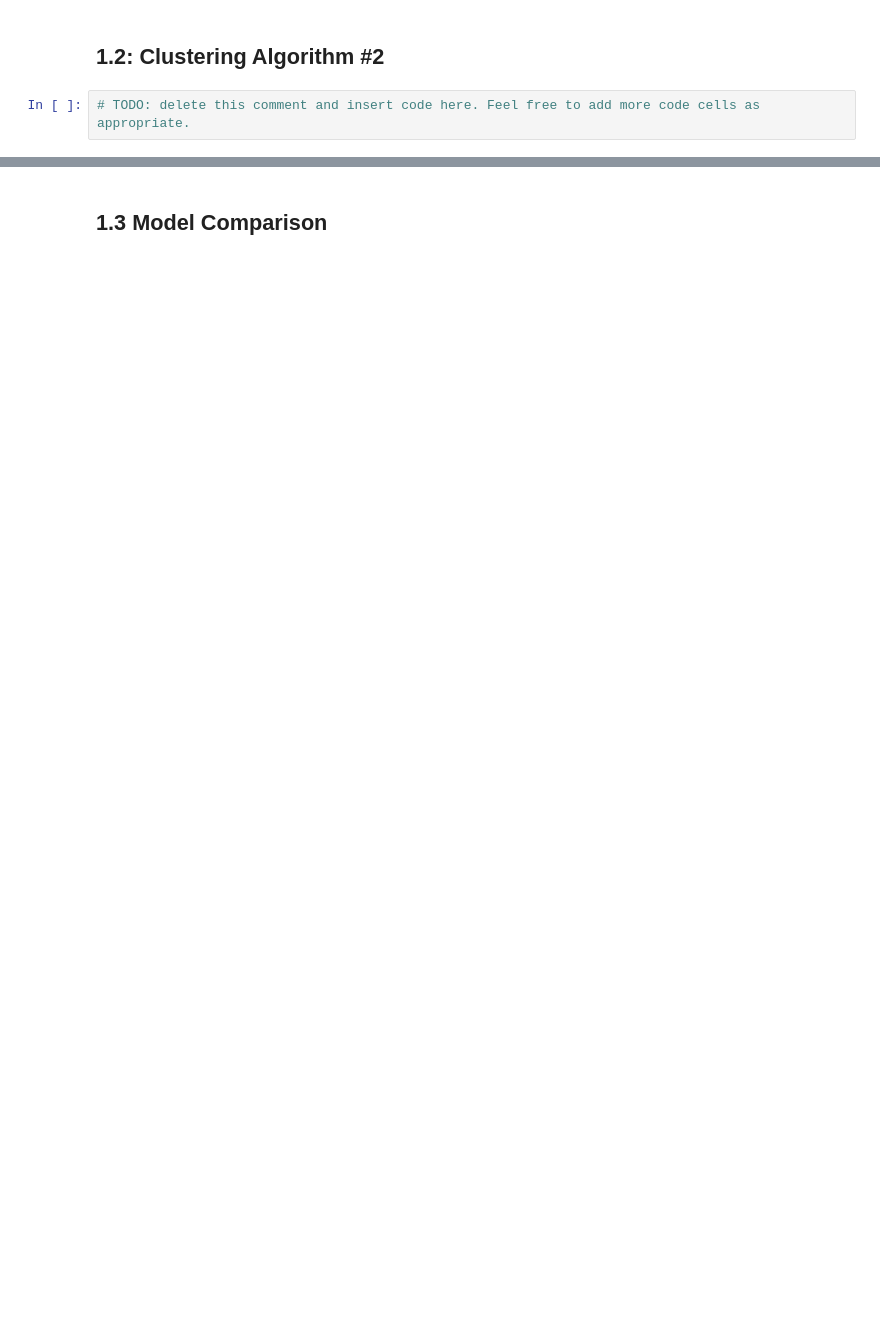
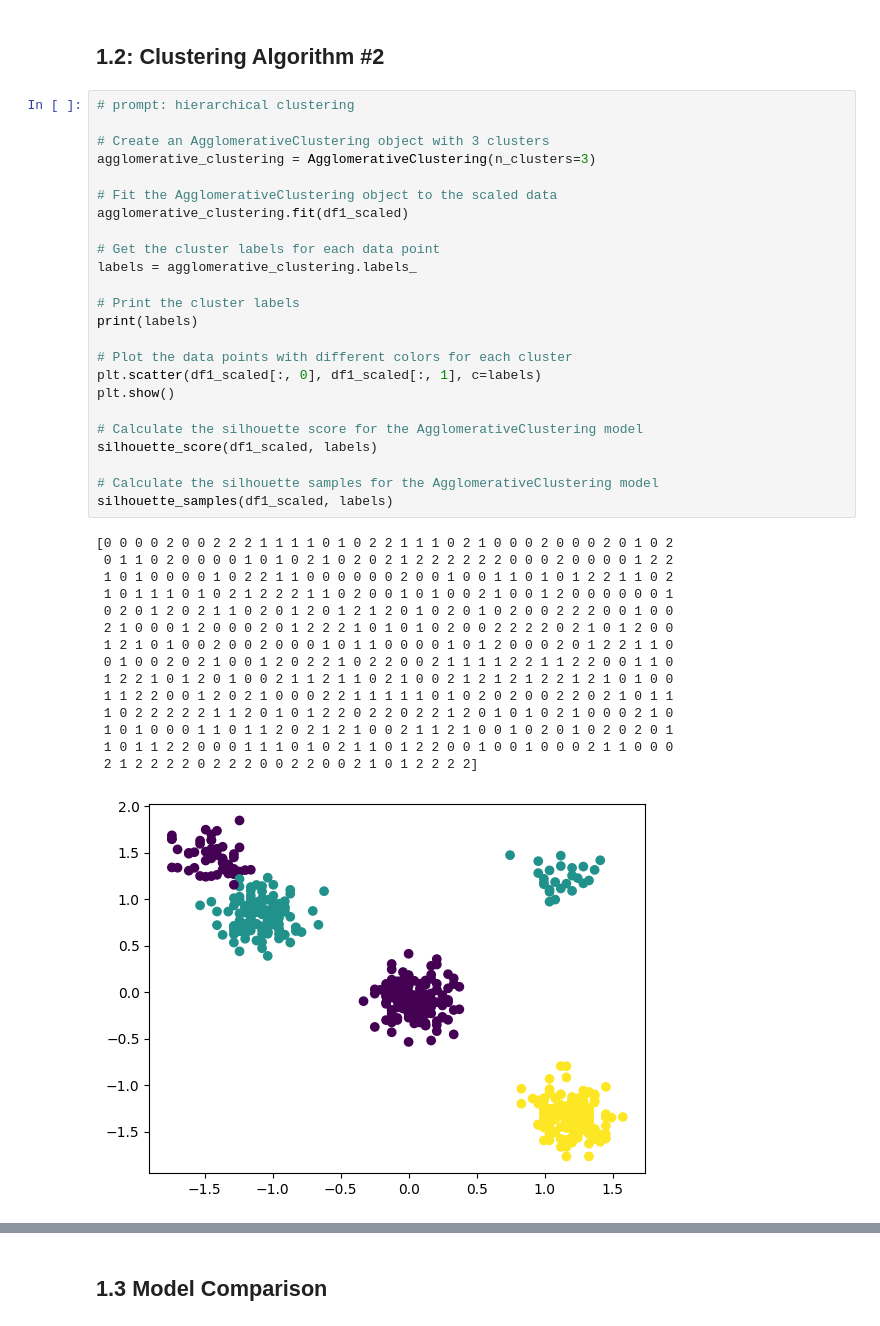
Before and after one commit to hellojohnkim/mmai869, a Jupyter notebook: 2024_869_JohnKim.ipynb, the cells around one changed output, grey strips where cells are left out. Saved outputs shown, nothing was run; the diff lists cells and outputs as text; blank space fills up the shorter version.

```diff
--- a/2024_869_JohnKim.ipynb
+++ b/2024_869_JohnKim.ipynb
@@ -126,4 +190,42 @@ memory usage: 15.9 KB
 # %% [markdown]
 ## 1.2: Clustering Algorithm #2
-# %%
-# TODO: delete this comment and insert code here. Feel free to add more code cells as appropriate.
+# %%
+# prompt: hierarchical clustering
+
+# Create an AgglomerativeClustering object with 3 clusters
+agglomerative_clustering = AgglomerativeClustering(n_clusters=3)
+
+# Fit the AgglomerativeClustering object to the scaled data
+agglomerative_clustering.fit(df1_scaled)
+
+# Get the cluster labels for each data point
+labels = agglomerative_clustering.labels_
+
+# Print the cluster labels
+print(labels)
+
+# Plot the data points with different colors for each cluster
+plt.scatter(df1_scaled[:, 0], df1_scaled[:, 1], c=labels)
+plt.show()
+
+# Calculate the silhouette score for the AgglomerativeClustering model
+silhouette_score(df1_scaled, labels)
+
+# Calculate the silhouette samples for the AgglomerativeClustering model
+silhouette_samples(df1_scaled, labels)
+# %% [output]
+[0 0 0 0 2 0 0 2 2 2 1 1 1 1 0 1 0 2 2 1 1 1 0 2 1 0 0 0 2 0 0 0 2 0 1 0 2
+ 0 1 1 0 2 0 0 0 0 1 0 1 0 2 1 0 2 0 2 1 2 2 2 2 2 2 0 0 0 2 0 0 0 0 1 2 2
+ 1 0 1 0 0 0 0 1 0 2 2 1 1 0 0 0 0 0 0 2 0 0 1 0 0 1 1 0 1 0 1 2 2 1 1 0 2
+ 1 0 1 1 1 0 1 0 2 1 2 2 2 1 1 0 2 0 0 1 0 1 0 0 2 1 0 0 1 2 0 0 0 0 0 0 1
+ 0 2 0 1 2 0 2 1 1 0 2 0 1 2 0 1 2 1 2 0 1 0 2 0 1 0 2 0 0 2 2 2 0 0 1 0 0
+ 2 1 0 0 0 1 2 0 0 0 2 0 1 2 2 2 1 0 1 0 1 0 2 0 0 2 2 2 2 0 2 1 0 1 2 0 0
+ 1 2 1 0 1 0 0 2 0 0 2 0 0 0 1 0 1 1 0 0 0 0 1 0 1 2 0 0 0 2 0 1 2 2 1 1 0
+ 0 1 0 0 2 0 2 1 0 0 1 2 0 2 2 1 0 2 2 0 0 2 1 1 1 1 2 2 1 1 2 2 0 0 1 1 0
+ 1 2 2 1 0 1 2 0 1 0 0 2 1 1 2 1 1 0 2 1 0 0 2 1 2 1 2 1 2 2 1 2 1 0 1 0 0
+ 1 1 2 2 0 0 1 2 0 2 1 0 0 0 2 2 1 1 1 1 1 0 1 0 2 0 2 0 0 2 2 0 2 1 0 1 1
+ 1 0 2 2 2 2 2 1 1 2 0 1 0 1 2 2 0 2 2 0 2 2 1 2 0 1 0 1 0 2 1 0 0 0 2 1 0
+ 1 0 1 0 0 0 1 1 0 1 1 2 0 2 1 2 1 0 0 2 1 1 2 1 0 0 1 0 2 0 1 0 2 0 2 0 1
+ 1 0 1 1 2 2 0 0 0 1 1 1 0 1 0 2 1 1 0 1 2 2 0 0 1 0 0 1 0 0 0 2 1 1 0 0 0
+ 2 1 2 2 2 2 0 2 2 2 0 0 2 2 0 0 2 1 0 1 2 2 2 2]
+[figure, added]
```
Also changed, not shown: parts of 4 cells of this notebook.
